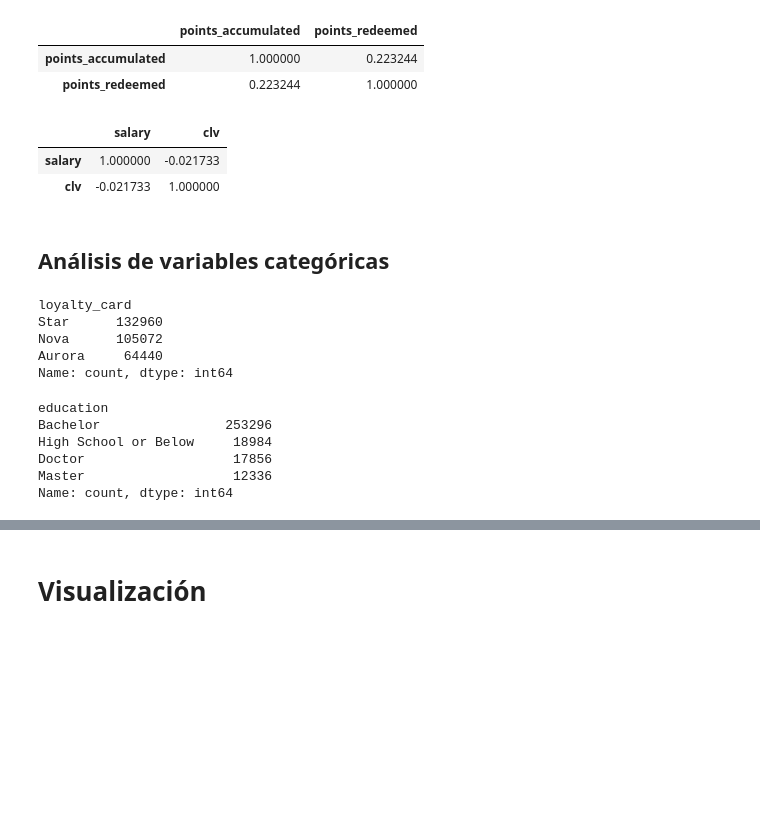
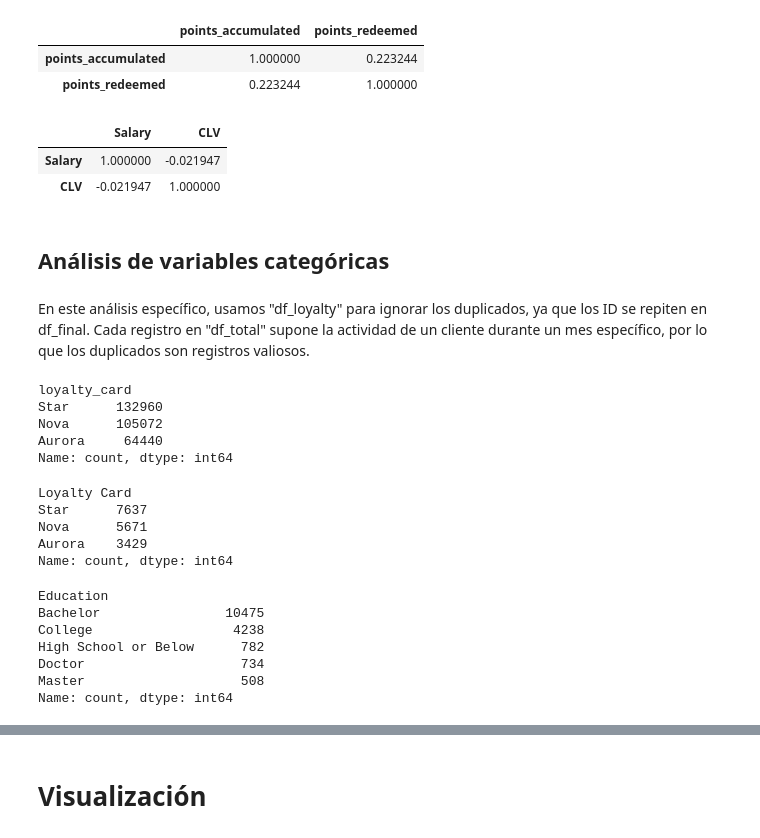
Before and after one commit to Adalab/bda-modulo-3-evaluacion-final-PatriciaAnaya, a Jupyter notebook: bda-modulo-3-evaluacion-final-PatriciaAnaya.ipynb, the cells around one changed output, grey strips where cells are left out. Saved outputs shown, nothing was run; the diff lists cells and outputs as text; code cells hidden in the pictures; blank space fills up the shorter version.

Commit message:
finalización análisis

```diff
--- a/bda-modulo-3-evaluacion-final-PatriciaAnaya.ipynb
+++ b/bda-modulo-3-evaluacion-final-PatriciaAnaya.ipynb
@@ -531,16 +531,19 @@ df_final[["points_accumulated", "points_redeemed"]].corr()
 # %%
 # correlacion entre salario y clv.
 
-df_final[["salary", "clv"]].corr()
+df_loyalty[["Salary", "CLV"]].corr()
 
 # Valor negativo. Correlación negativa.
 # A priori, el salario no sería un indicador que indique cuánto valor aporta un cliente a la empresa. El salario no garantiza lealtad a la aerolínea.
 # %% [output]
-|  | salary | clv |
-| salary | 1.000000 | -0.021733 |
-| clv | -0.021733 | 1.000000 |
+|  | Salary | CLV |
+| Salary | 1.000000 | -0.021947 |
+| CLV | -0.021947 | 1.000000 |
 # %% [markdown]
 ## Análisis de variables categóricas
+# %% [markdown]
+En este análisis específico, usamos "df_loyalty" para ignorar los duplicados, ya que los ID se repiten en df_final.
+Cada registro en "df_total" supone la actividad de un cliente durante un mes específico, por lo que los duplicados son registros valiosos.
 # %%
 df_final["loyalty_card"].value_counts()
 # %% [output]
@@ -549,13 +552,28 @@ Star      132960
 Nova      105072
 Aurora     64440
 Name: count, dtype: int64
+# %%
+df_loyalty["Loyalty Card"].value_counts()
+
+
+## Se observa una diferencia clara entre ambos DF. Se da validez realmente a la última (df_loyalty),
+# ya que en df_final los ID se repiten y no se puede garantizar la veracidad de los datos.
+# %% [output]
+Loyalty Card
+Star      7637
+Nova      5671
+Aurora    3429
+Name: count, dtype: int64
 # %%
-df_final["education"].value_counts()
+df_loyalty["Education"].value_counts()
+
+# Según esta información, la gran mayoría de los clientes tienen datos universitarios, casi duplicando la suma del resto de datos.
 # %% [output]
-education
-Bachelor                253296
-High School or Below     18984
-Doctor                   17856
-Master                   12336
+Education
+Bachelor                10475
+College                  4238
+High School or Below      782
+Doctor                    734
+Master                    508
 Name: count, dtype: int64
 # %%
```
Also changed, not shown: parts of 3 cells of this notebook.
